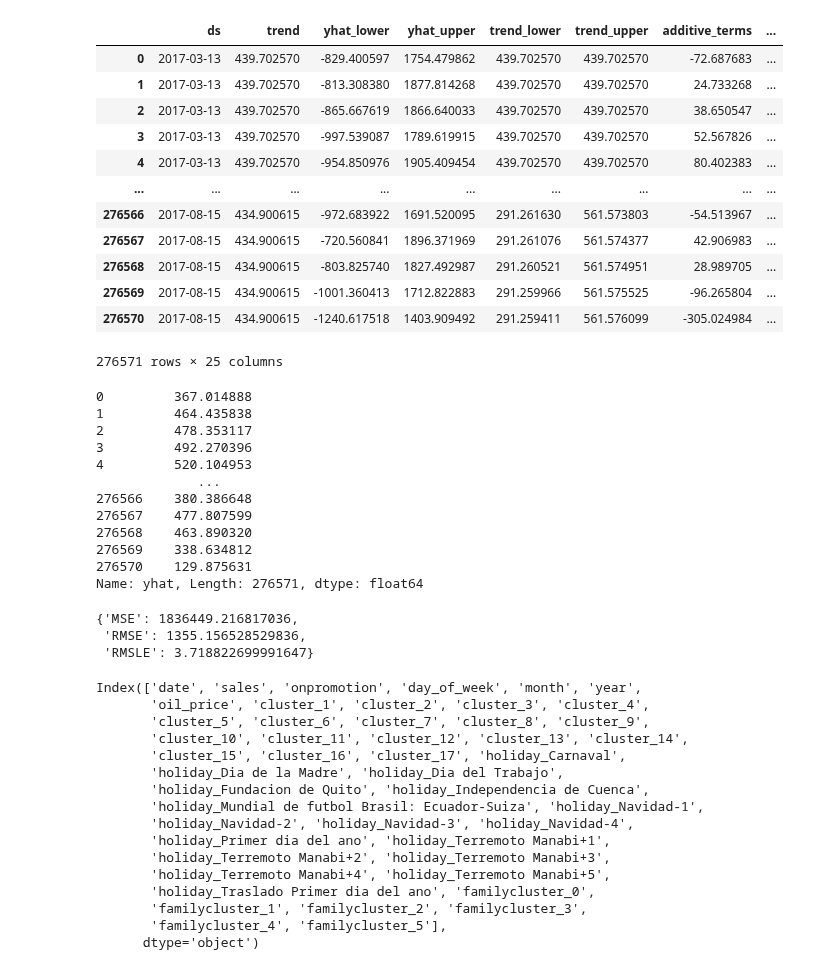
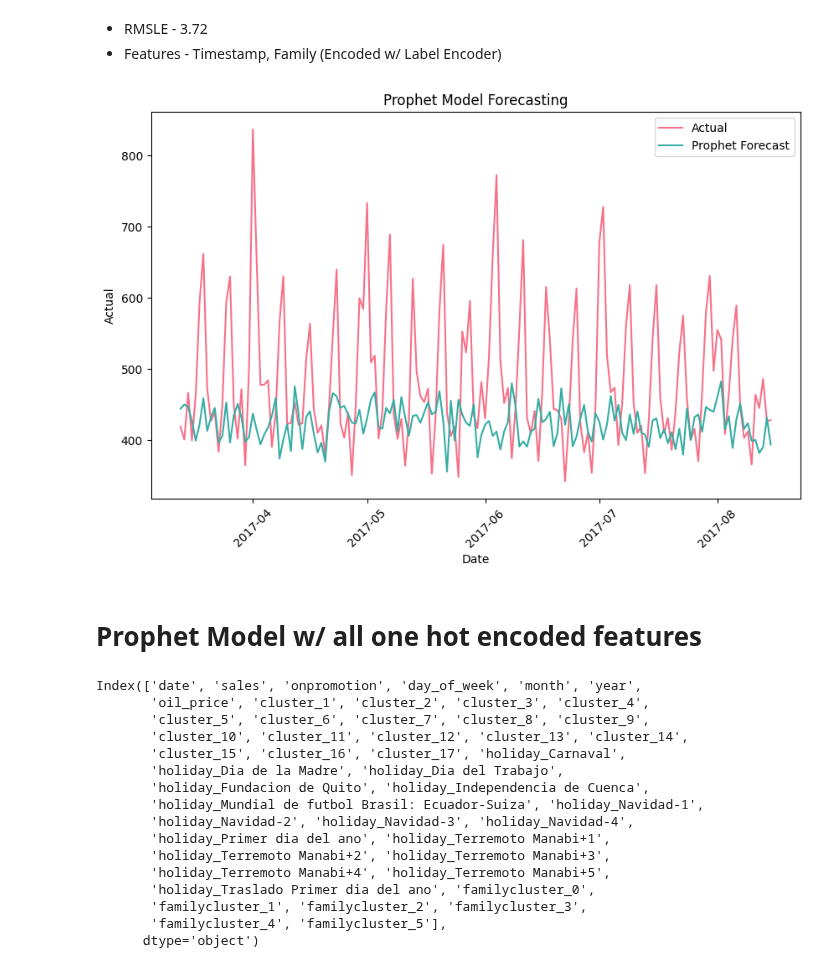
Before and after one commit to coryleroy1/Store-Sales, a Jupyter notebook: Models/FBProphet.ipynb, the cells around one changed output. Cells and saved outputs as stored; diff of their text form; code cells hidden in the pictures.

Commit message:
Prophet Update

```diff
--- a/Models/FBProphet.ipynb
+++ b/Models/FBProphet.ipynb
@@ -114,31 +204,0 @@ forecast = m.predict(model_df_test.drop(columns="y"))
-# %%
-forecast
-# %% [output]
-|  | ds | trend | yhat_lower | yhat_upper | trend_lower | trend_upper | additive_terms | ... |
-| 0 | 2017-03-13 | 439.702570 | -829.400597 | 1754.479862 | 439.702570 | 439.702570 | -72.687683 | ... |
-| 1 | 2017-03-13 | 439.702570 | -813.308380 | 1877.814268 | 439.702570 | 439.702570 | 24.733268 | ... |
-| 2 | 2017-03-13 | 439.702570 | -865.667619 | 1866.640033 | 439.702570 | 439.702570 | 38.650547 | ... |
-| 3 | 2017-03-13 | 439.702570 | -997.539087 | 1789.619915 | 439.702570 | 439.702570 | 52.567826 | ... |
-| 4 | 2017-03-13 | 439.702570 | -954.850976 | 1905.409454 | 439.702570 | 439.702570 | 80.402383 | ... |
-| ... | ... | ... | ... | ... | ... | ... | ... | ... |
-| 276566 | 2017-08-15 | 434.900615 | -972.683922 | 1691.520095 | 291.261630 | 561.573803 | -54.513967 | ... |
-| 276567 | 2017-08-15 | 434.900615 | -720.560841 | 1896.371969 | 291.261076 | 561.574377 | 42.906983 | ... |
-| 276568 | 2017-08-15 | 434.900615 | -803.825740 | 1827.492987 | 291.260521 | 561.574951 | 28.989705 | ... |
-| 276569 | 2017-08-15 | 434.900615 | -1001.360413 | 1712.822883 | 291.259966 | 561.575525 | -96.265804 | ... |
-| 276570 | 2017-08-15 | 434.900615 | -1240.617518 | 1403.909492 | 291.259411 | 561.576099 | -305.024984 | ... |
-276571 rows × 25 columns
-# %%
-forecast['yhat']
-# %% [output]
-0         367.014888
-1         464.435838
-2         478.353117
-3         492.270396
-4         520.104953
-             ...
-276566    380.386648
-276567    477.807599
-276568    463.890320
-276569    338.634812
-276570    129.875631
-Name: yhat, Length: 276571, dtype: float64
@@ -178,9 +205,12 @@ def evaluate_forecast(y_test, forecast):
-# %%
-evaluate_forecast(model_df_test['y'], forecast['yhat'])
-# %% [output]
-{'MSE': 1836449.216817036,
- 'RMSE': 1355.156528529836,
- 'RMSLE': 3.718822699991647}
+# %% [markdown]
+* RMSLE - 3.72
+* Features - Timestamp, Family (Encoded w/ Label Encoder)
+# %%
+plot_predictions(model_df_test['ds'], model_df_test['y'], forecast['yhat'], 'Prophet Forecast', 'Prophet Model Forecasting')
+# %% [output]
+[figure, added]
+# %% [markdown]
+# Prophet Model w/ all one hot encoded features
 # %%
 df_test_all = pd.read_pickle(path / 'df_test.pkl')
 df_train_all = pd.read_pickle(path / 'df_train.pkl')
```
Also changed, not shown: parts of 22 cells of this notebook.
